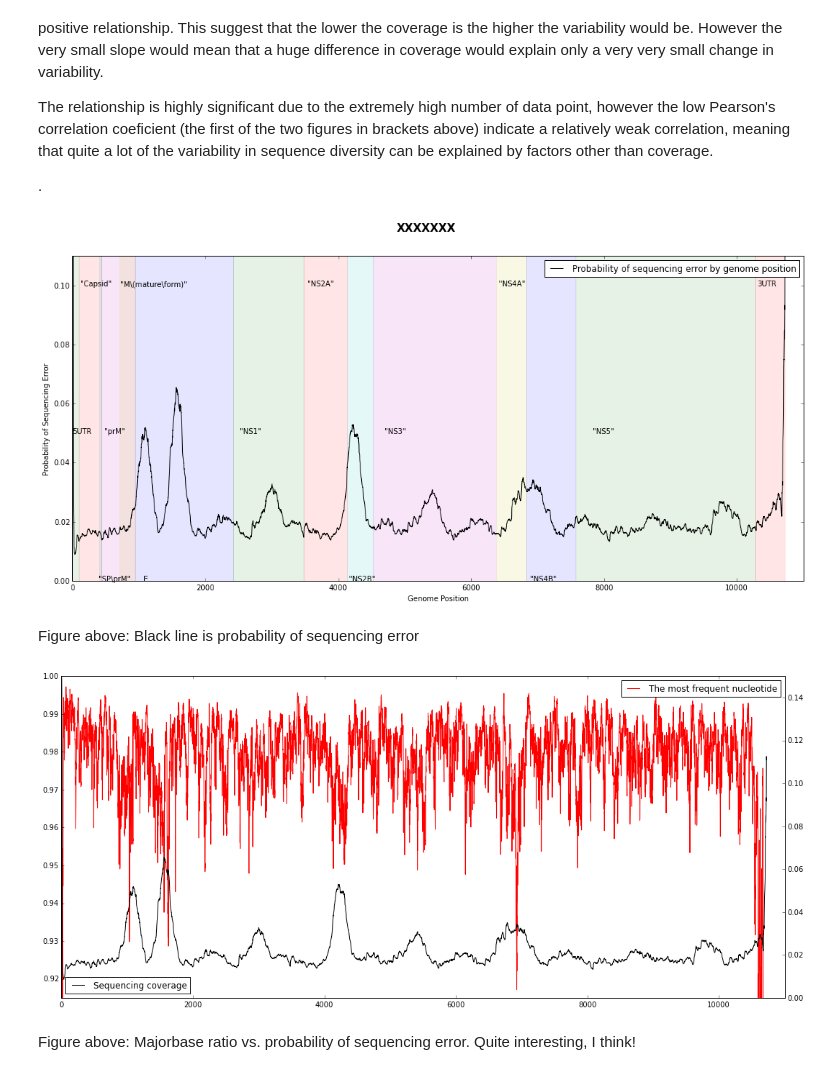
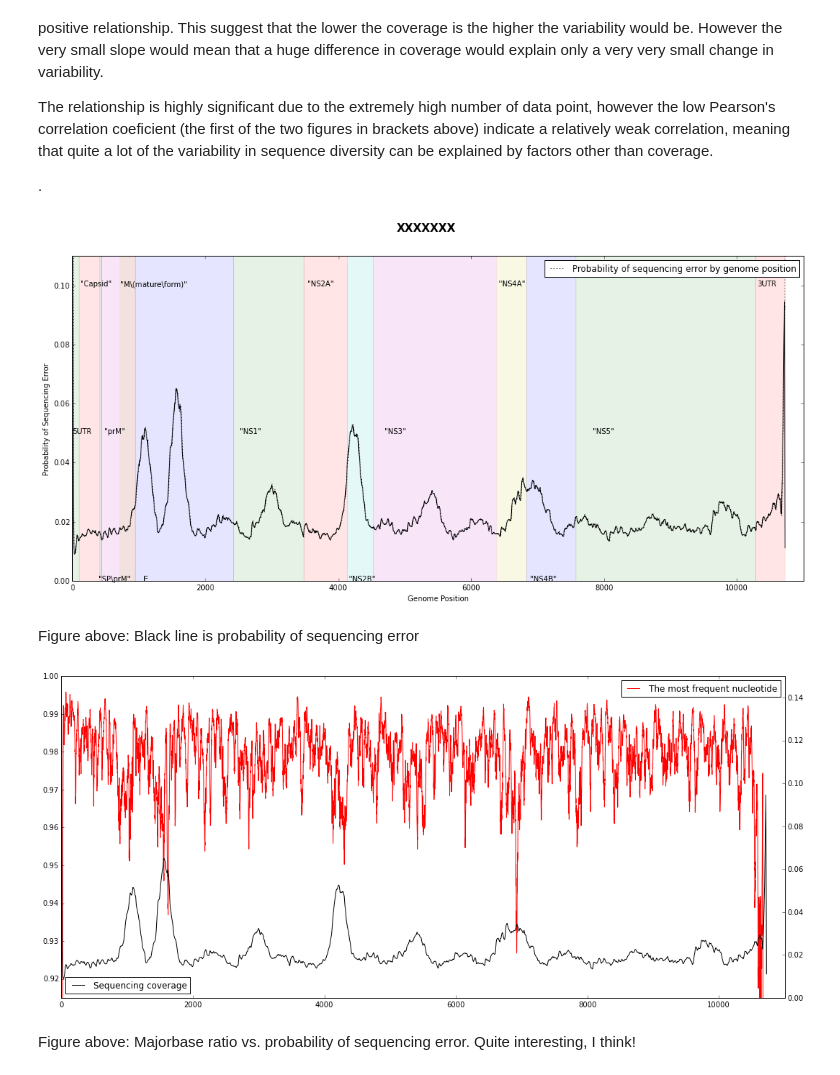
Before and after one commit to pvmarkov/DENGOMICS, a Jupyter notebook: scripts/denv_reads_analysis.ipynb, the cells around one changed output. Cells and saved outputs as stored; diff of their text form; code cells hidden in the pictures.

```diff
--- a/scripts/denv_reads_analysis.ipynb
+++ b/scripts/denv_reads_analysis.ipynb
@@ -176,12 +176,13 @@ The figure highlights specific regions with relatively higher polymorphism (the
 
 .
 # %%
-moving_average = (runningMeanFast (counts_dataframe ['majorbase_ratio'], 5))
+moving_average10 = (runningMeanFast (counts_dataframe ['majorbase_ratio'], 10))
+moving_average10_secondba = (runningMeanFast (counts_dataframe ['secondbase_ratio'], 10))
 %matplotlib inline
 rcParams['figure.figsize'] = 18, 8
 plt.suptitle('Fig 3. Moving Mean of Most Frequent Nucleotide Proportion', fontsize=15, fontweight='bold')
-plt.plot (counts_dataframe ['position'], moving_average, 'r-') #(position, coverage, 'r-')
-plt.plot (counts_dataframe ['position'], counts_dataframe ['secondbase_ratio'], 'c-') #(position, coverage, 'r-')
+plt.plot (counts_dataframe ['position'], moving_average10, 'r-') #(position, coverage, 'r-')
+plt.plot (counts_dataframe ['position'], moving_average10_secondba, 'c-') #(position, coverage, 'r-')
 plt.xlabel ('Genome Position')
 plt.ylabel ('Proportion of Reads')
 axis_lower_limit = 0#.88
@@ -382,8 +383,10 @@ The relationship is highly significant due to the extremely high number of data
 # %%
 %matplotlib inline
 rcParams['figure.figsize'] = 18, 8
+moving_average10_proberror = (runningMeanFast (counts_dataframe ['probability_of_seq_error'], 10))
 plt.suptitle('XXXXXXX', fontsize=15, fontweight='bold')
-plt.plot (counts_dataframe ['position'], counts_dataframe ['probability_of_seq_error'], 'k-')
+plt.plot (counts_dataframe ['position'], counts_dataframe ['probability_of_seq_error'], 'k:')
+plt.plot (counts_dataframe ['position'], moving_average10_proberror, 'k-')
 plt.xlabel ('Genome Position')
 plt.ylabel ('Probability of Sequencing Error')
 axis_lower_limit = 0#.88
@@ -407,37 +410,37 @@ fig_size = rcParams["figure.figsize"]
 plt.legend (['Probability of sequencing error by genome position'], loc = 'upper right')
 None
 # %% [output]
-[figure, old version]
+[figure, new version]
 # %% [markdown]
 Figure above: Black line is probability of sequencing error
 # %%
 rcParams['figure.figsize'] = 18, 8
 
 ax1 = plt.gca()
 ax2 = ax1.twinx()
 
 
-ax1.plot (counts_dataframe ['position'], moving_average, 'r-') #(position, coverage, 'r-')
+ax1.plot (counts_dataframe ['position'], moving_average10, 'r-') #(position, coverage, 'r-')
 
 axis_lower_limit = 0.915
 ax1.axis ([0, 11000, axis_lower_limit, 1])
 #ax1.ylabel ('Proportion of Reads')
 ax1.legend (['The most frequent nucleotide'], loc = 'upper right')
 
-ax2.plot (counts_dataframe ['position'], counts_dataframe ['probability_of_seq_error'], 'k-') #(position, coverage, 'r-')
+ax2.plot (counts_dataframe ['position'], moving_average10_proberror, 'k-') #(position, coverage, 'r-')
 #ax1.xlabel ('Genome Position')
 #ax1.ylabel ('Number of Reads')
 #fig_size = rcParams["figure.figsize"]
 #print ("Current figure size:", fig_size)
 ax2.legend (['Sequencing coverage'], loc = 'lower left')
 axis_lower_limit = 0
 axis_upper_limit = 0.15
 ax2.axis ([0, 11000, axis_lower_limit, axis_upper_limit])
 color = 0.0
 fcolor = list ('bgrcmybgrcmybgrcmybgrcmy')
 color_counter = 0
 # %% [output]
-[figure, old version]
+[figure, new version]
 # %% [markdown]
 Figure above: Majorbase ratio vs. probability of sequencing error. Quite interesting, I think!
 # %%
```
Also changed, not shown: parts of 5 cells of this notebook.
